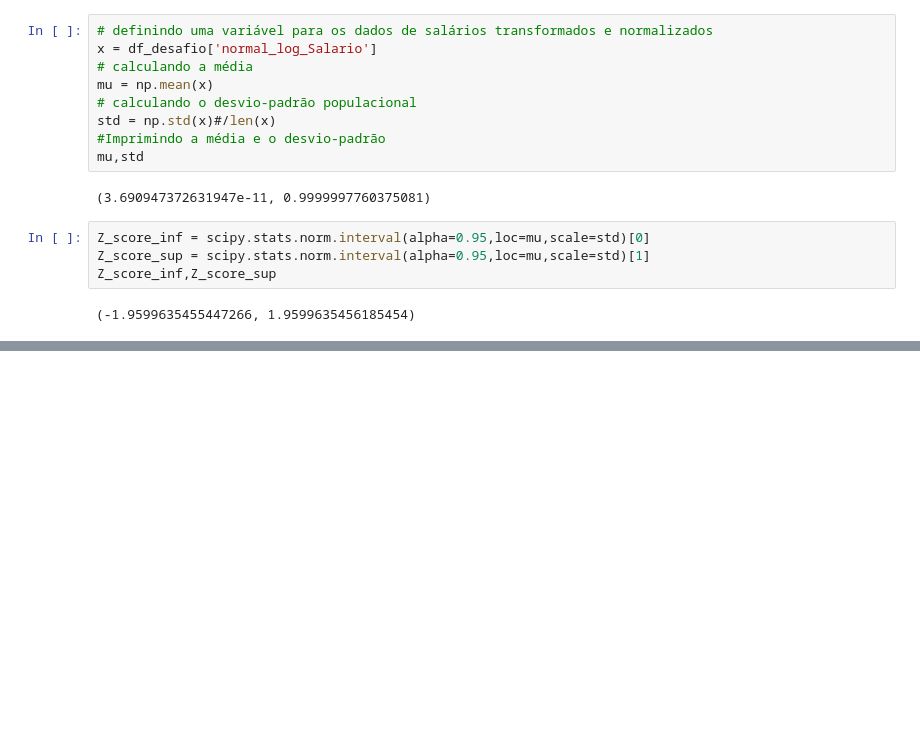
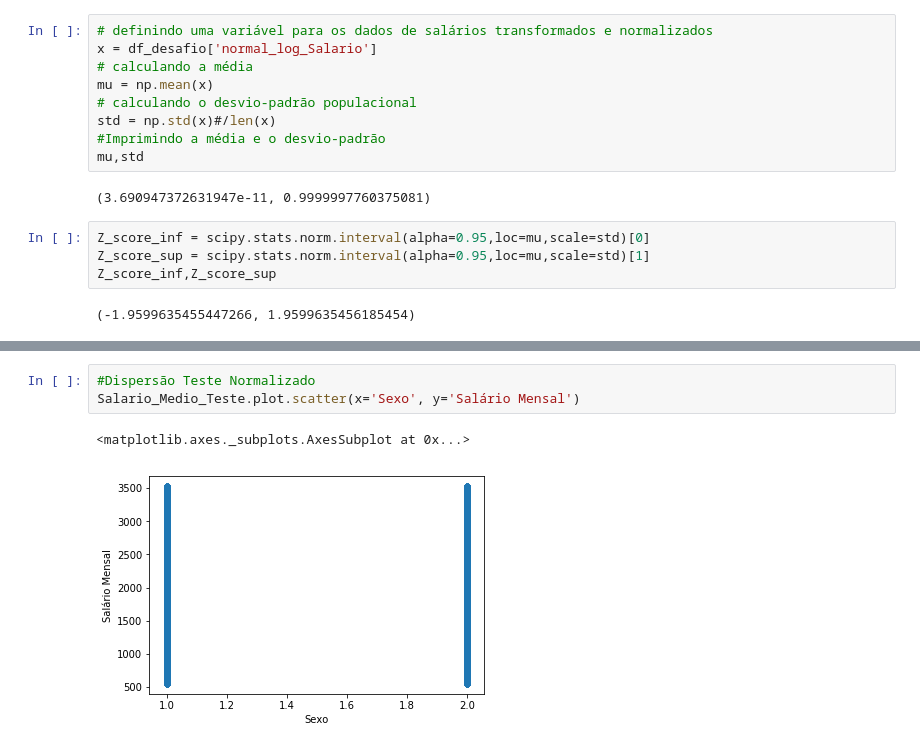
Before and after one commit to tsilverio/Desafio1_DataScience, a Jupyter notebook: Desafio1_Thiago.ipynb, the cells around one changed output, grey strips where cells are left out. Saved outputs shown, nothing was run; the diff lists cells and outputs as text; blank space fills up the shorter version.

```diff
--- a/Desafio1_Thiago.ipynb
+++ b/Desafio1_Thiago.ipynb
@@ -415,0 +440,6 @@ plt.show()
+# %%
+#Dispersão Teste Normalizado
+Salario_Medio_Teste.plot.scatter(x='Sexo', y='Salário Mensal')
+# %% [output]
+<matplotlib.axes._subplots.AxesSubplot at 0x...>
+[figure, added]
```
Also changed, not shown: parts of 21 cells of this notebook.
